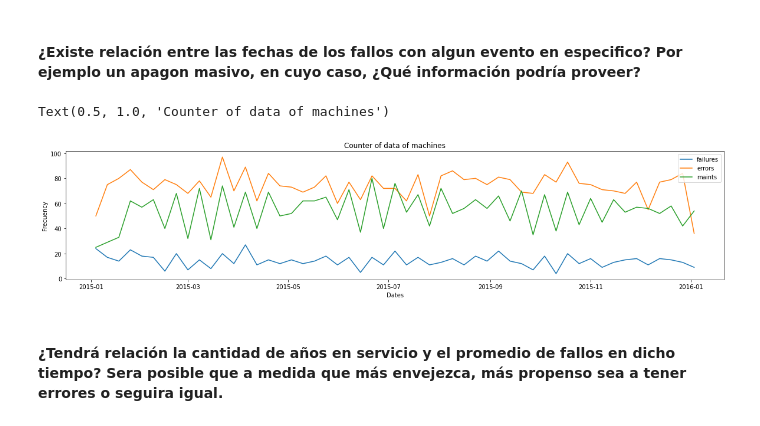
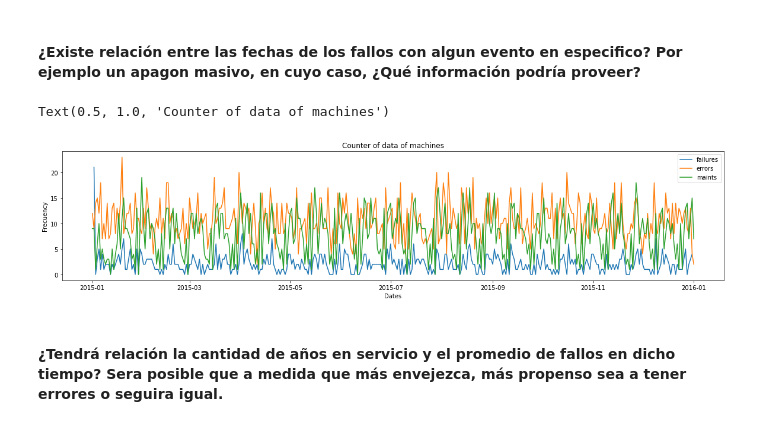
Before and after one commit to Brami01/TIC_Project_PM, a Jupyter notebook: main.ipynb, the cells around one changed output. Cells and saved outputs as stored; diff of their text form; code cells hidden in the pictures.

```diff
--- a/main.ipynb
+++ b/main.ipynb
@@ -550,21 +604,21 @@ Text(0.5, 1.0, 'Replacements by component')
 # %% [markdown]
 #### ¿Existe relación entre las fechas de los fallos con algun evento en especifico? Por ejemplo un apagon masivo, en cuyo caso, ¿Qué información podría proveer?
 # %%
-failures_week = failures.groupby('datetime').count().groupby(pd.Grouper(freq="1W")).sum()
-errors_week = errors.groupby('datetime').count().groupby(pd.Grouper(freq="1W")).sum()
-maint_week = maint[maint['datetime'] >= pd.to_datetime('2015-01-01')].groupby('datetime').count().groupby(pd.Grouper(freq="1W")).sum()
+failures_week = failures.groupby('datetime').count().groupby(pd.Grouper(freq="1D")).sum()
+errors_week = errors.groupby('datetime').count().groupby(pd.Grouper(freq="1D")).sum()
+maint_week = maint[maint['datetime'] >= pd.to_datetime('2015-01-01')].groupby('datetime').count().groupby(pd.Grouper(freq="1D")).sum()
 
 plt.figure(figsize=(20,4))
 plt.plot(failures_week.index, failures_week['machineID'])
 plt.plot(errors_week.index, errors_week['machineID'])
 plt.plot(maint_week.index, maint_week['machineID'])
 plt.legend(['failures', 'errors', 'maints'], loc = 'upper right')
 plt.xlabel('Dates')
 plt.ylabel('Frecuency')
 plt.title('Counter of data of machines')
 # %% [output]
 Text(0.5, 1.0, 'Counter of data of machines')
-[figure, old version]
+[figure, new version]
 # %% [markdown]
 #### ¿Tendrá relación la cantidad de años en servicio y el promedio de fallos en dicho tiempo? Sera posible que a medida que más envejezca, más propenso sea a tener errores o seguira igual.
 # %%
```
Also changed, not shown: parts of 45 cells of this notebook.
